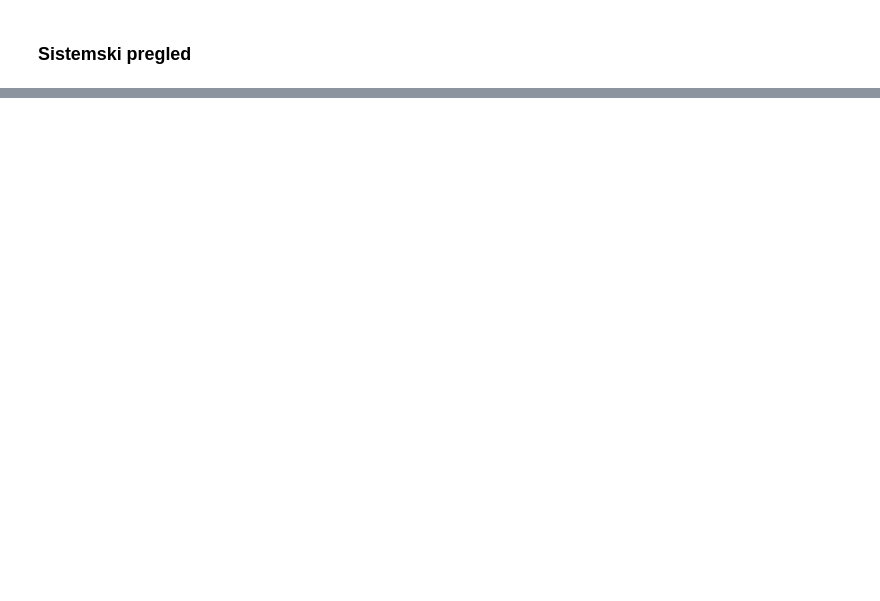
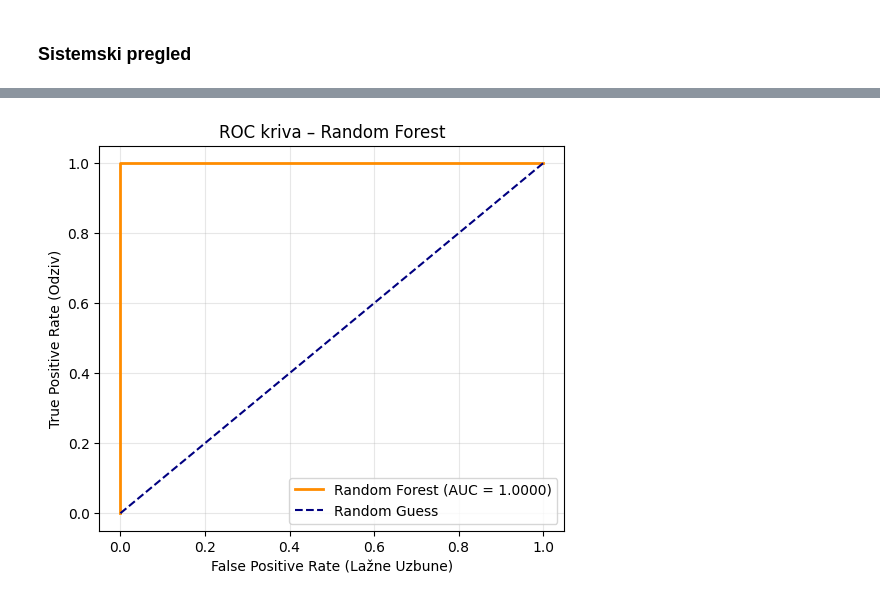
Before and after one commit to alxcek/mas-ai, a Jupyter notebook: machine_learning/01_mushroom_classification/classification.ipynb, the cells around one changed output, grey strips where cells are left out. Saved outputs shown, nothing was run; the diff lists cells and outputs as text; code cells hidden in the pictures; blank space fills up the shorter version.

```diff
--- a/machine_learning/01_mushroom_classification/classification.ipynb
+++ b/machine_learning/01_mushroom_classification/classification.ipynb
@@ -514,0 +623,20 @@ df.describe()
+# %%
+rf = models['Random Forest']
+
+parameters = {
+    'n_estimators': [50, 100, 200],
+    'max_depth': [10, 20, None],
+    'criterion': ['gini', 'entropy']
+}
+
+print("Pokretanje optimizacije za Random Forest... (Ovo moze potrajati par sekundi)")
+
+grid_rf = GridSearchCV(estimator=rf, param_grid=parameters, cv=5, scoring='accuracy', n_jobs=-1)
+grid_rf.fit(X_train, y_train)
+
+print("\nREZULTATI:")
+print(f"Najbolja tacnost na treningu: {grid_rf.best_score_:.2%}")
+print("Najbolji parametri:")
+print(grid_rf.best_params_)
+
+random_forest_best = grid_rf.best_estimator_
@@ -514,0 +719,19 @@ df.describe()
+# %%
+y_proba = random_forest_best.predict_proba(X_test)[:, 1]
+
+fpr, tpr, _ = roc_curve(y_test, y_proba)
+auc = roc_auc_score(y_test, y_proba)
+
+plt.figure(figsize=(6, 5))
+
+plt.plot(fpr, tpr, color='darkorange', linewidth=2, label=f"Random Forest (AUC = {auc:.4f})")
+plt.plot([0, 1], [0, 1], color='navy', linestyle="--", label="Random Guess")
+
+plt.xlabel("False Positive Rate (Lažne Uzbune)")
+plt.ylabel("True Positive Rate (Odziv)")
+plt.title("ROC kriva - Random Forest")
+plt.legend(loc="lower right")
+plt.grid(True, alpha=0.3)
+plt.show()
+# %% [output]
+[figure, added]
```
Also changed, not shown: parts of 27 cells of this notebook, 1 other file.
